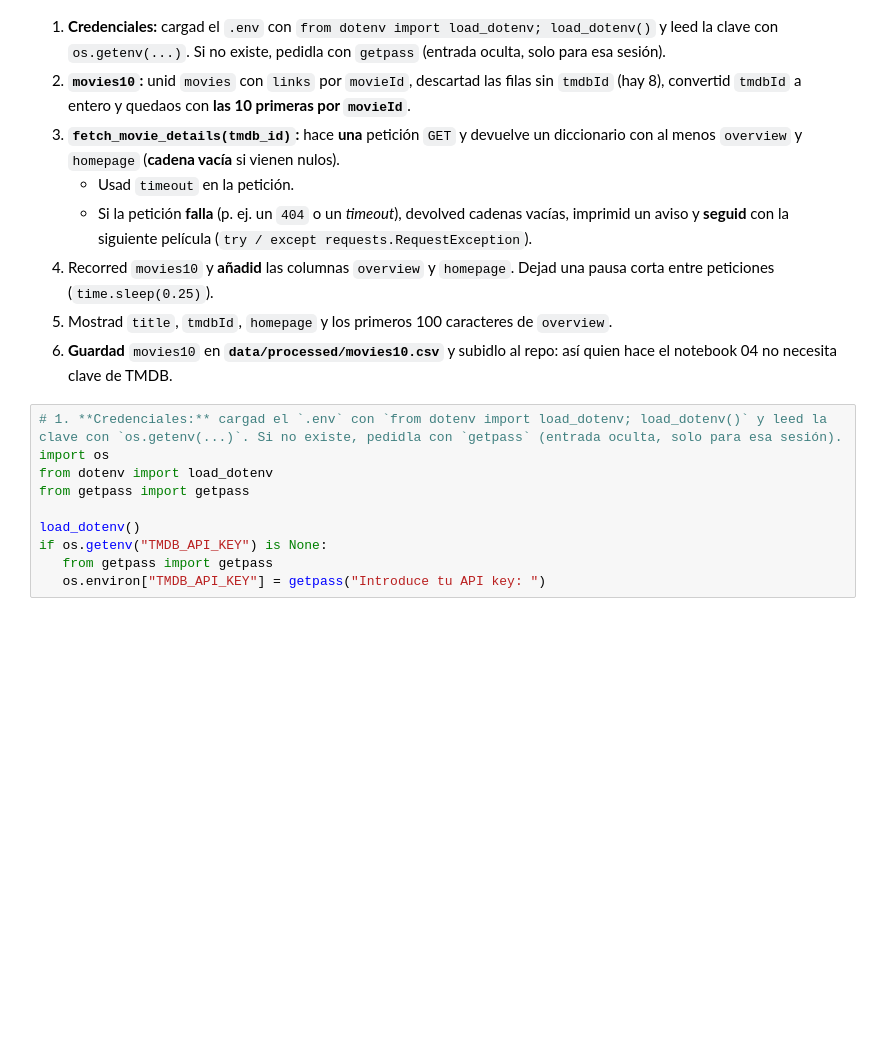
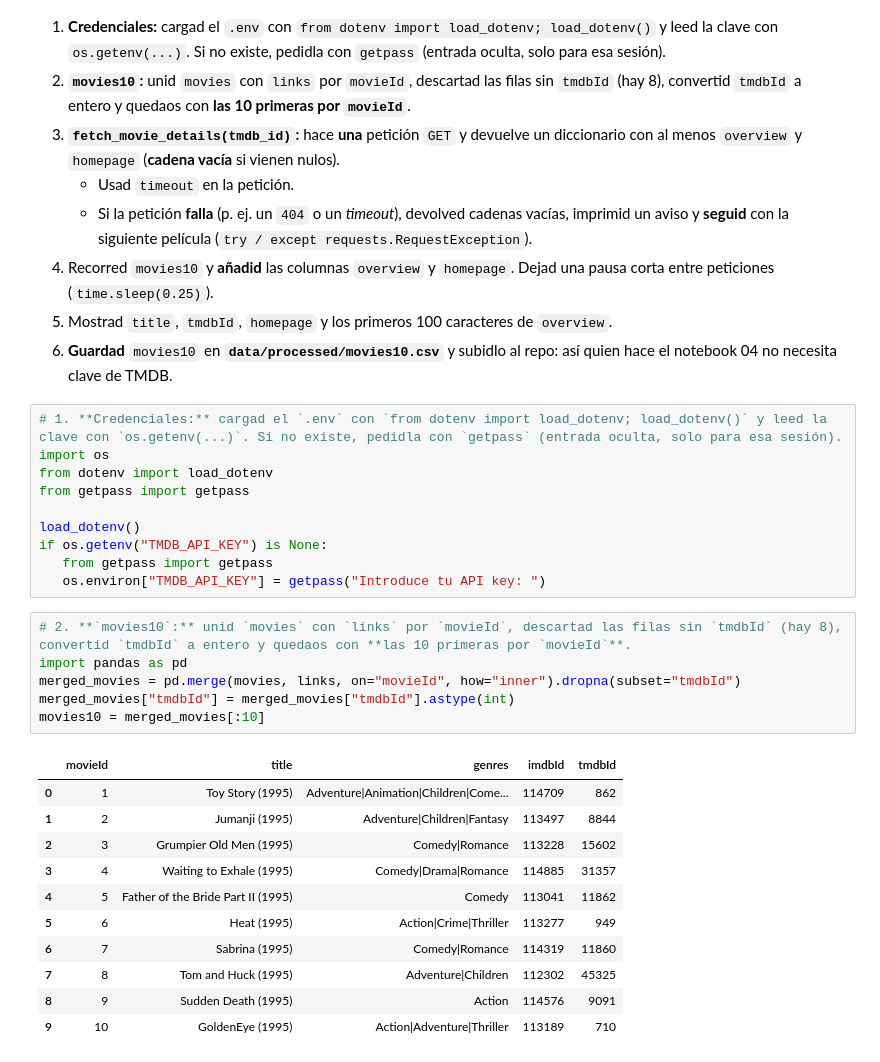
Before and after one commit to txabeRito/tc-catalogo-peliculas, a Jupyter notebook: 03_tmdb.ipynb, the cells around one changed output. Drawn from its saved outputs; the diff is of its cells as text; blank space fills up the shorter version.

Commit message:
feat: obtener las 10 primeras movies

```diff
--- a/03_tmdb.ipynb
+++ b/03_tmdb.ipynb
@@ -73,3 +73,21 @@ load_dotenv()
 if os.getenv("TMDB_API_KEY") is None:
    from getpass import getpass
    os.environ["TMDB_API_KEY"] = getpass("Introduce tu API key: ")
+# %%
+# 2. **`movies10`:** unid `movies` con `links` por `movieId`, descartad las filas sin `tmdbId` (hay 8), convertid `tmdbId` a entero y quedaos con **las 10 primeras por `movieId`**.
+import pandas as pd
+merged_movies = pd.merge(movies, links, on="movieId", how="inner").dropna(subset="tmdbId")
+merged_movies["tmdbId"] = merged_movies["tmdbId"].astype(int)
+movies10 = merged_movies[:10]
+# %% [output]
+|  | movieId | title | genres | imdbId | tmdbId |
+| 0 | 1 | Toy Story (1995) | Adventure|Animation|Children|Come... | 114709 | 862 |
+| 1 | 2 | Jumanji (1995) | Adventure|Children|Fantasy | 113497 | 8844 |
+| 2 | 3 | Grumpier Old Men (1995) | Comedy|Romance | 113228 | 15602 |
+| 3 | 4 | Waiting to Exhale (1995) | Comedy|Drama|Romance | 114885 | 31357 |
+| 4 | 5 | Father of the Bride Part II (1995) | Comedy | 113041 | 11862 |
+| 5 | 6 | Heat (1995) | Action|Crime|Thriller | 113277 | 949 |
+| 6 | 7 | Sabrina (1995) | Comedy|Romance | 114319 | 11860 |
+| 7 | 8 | Tom and Huck (1995) | Adventure|Children | 112302 | 45325 |
+| 8 | 9 | Sudden Death (1995) | Action | 114576 | 9091 |
+| 9 | 10 | GoldenEye (1995) | Action|Adventure|Thriller | 113189 | 710 |
```
